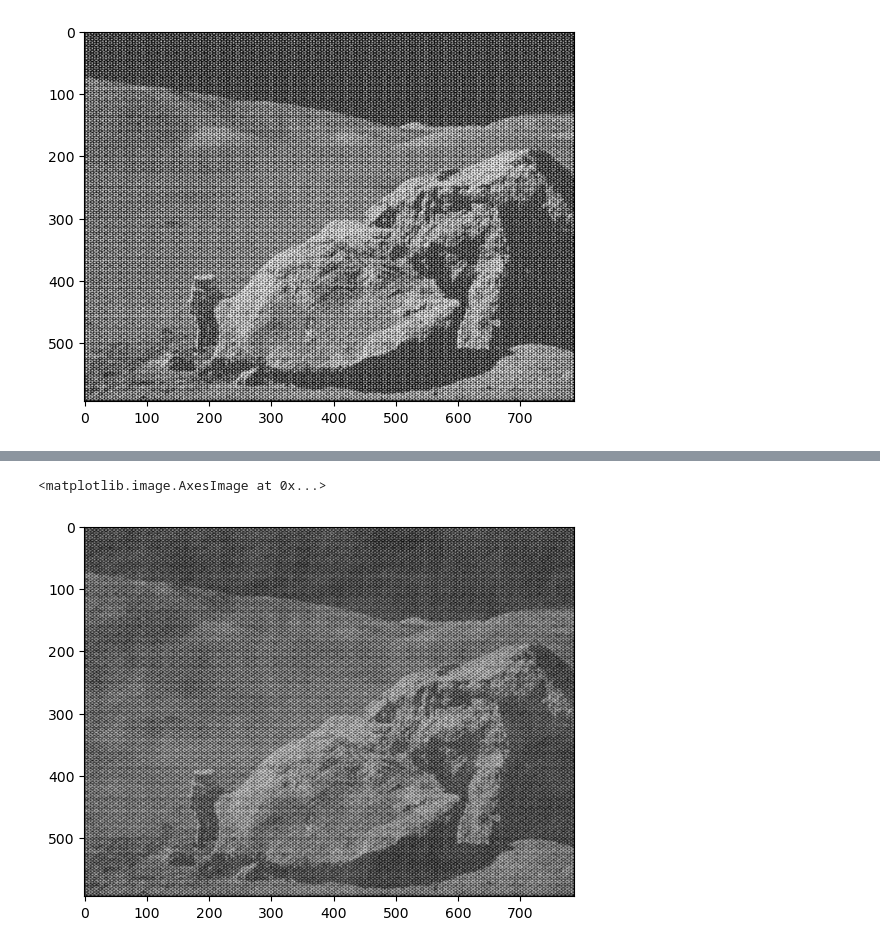
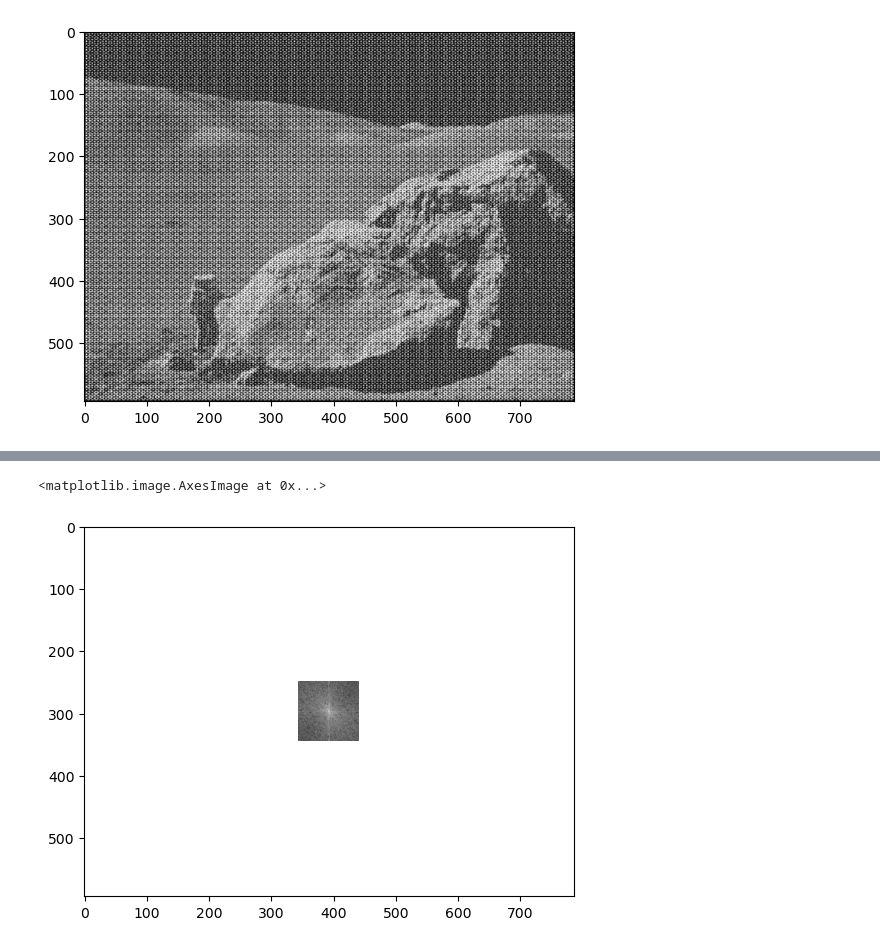
Before and after one commit to nikita-III/IP-tasks, a Jupyter notebook: project-5.ipynb, the cells around one changed output, grey strips where cells are left out. Saved outputs shown, nothing was run; the diff lists cells and outputs as text; code cells hidden in the pictures.

```diff
--- a/project-5.ipynb
+++ b/project-5.ipynb
@@ -33,24 +21,17 @@ plt.imshow(img_back, cmap='gray')
-# %%
-dft = cv2.dft(np.float32(img), flags=cv2.DFT_COMPLEX_OUTPUT)
-shift = np.fft.fftshift(dft)
-
-magnitude_spectrum = 20 * np.log(cv2.magnitude(shift[:, :, 0], shift[:, :, 1]))
-local_max = peak_local_max(magnitude_spectrum, min_distance=15, threshold_abs=200)
-
-n, m = img.shape
-mask = np.copy(shift)
-mask[:, :, :] = 1
-
-for i in local_max:
-    r = np.int32(((i[0] - n // 2) ** 2 + (i[1] - m // 2) ** 2) ** (1 / 2))
-    cv2.circle(mask, (n // 2, m // 2), r, (0, 0))
-
-shift = shift * mask
-
-f_shift = np.fft.ifftshift(shift)
-img_back = cv2.idft(f_shift)
-img_back = cv2.magnitude(img_back[:, :, 0], img_back[:, :, 1])
-plt.imshow(img_back, cmap='gray')
-# %% [output]
-<matplotlib.image.AxesImage at 0x...>
-[figure, removed]
+# %%
+#sigma = 30
+#n, m = img.shape
+#x, y = np.meshgrid(np.arange(0, m, 1), np.arange(0, n, 1))
+
+mask = np.zeros((img.shape[0],img.shape[1],2),np.uint8)
+centerX, centerY = (int(img.shape[0] / 2),int(img.shape[1] / 2))
+constanto = 50
+mask[centerX-constanto:centerX+constanto, centerY - constanto:centerY+constanto,:] = 1
+
+shift = shift * mask
+
+filtered_mr = 20*np.log(cv2.magnitude(shift[:,:,0],shift[:,:,1]))
+plt.imshow(filtered_mr, cmap='gray')
+# %% [output]
+<matplotlib.image.AxesImage at 0x...>
+[figure, added]
```
Also changed, not shown: parts of 5 cells of this notebook.
